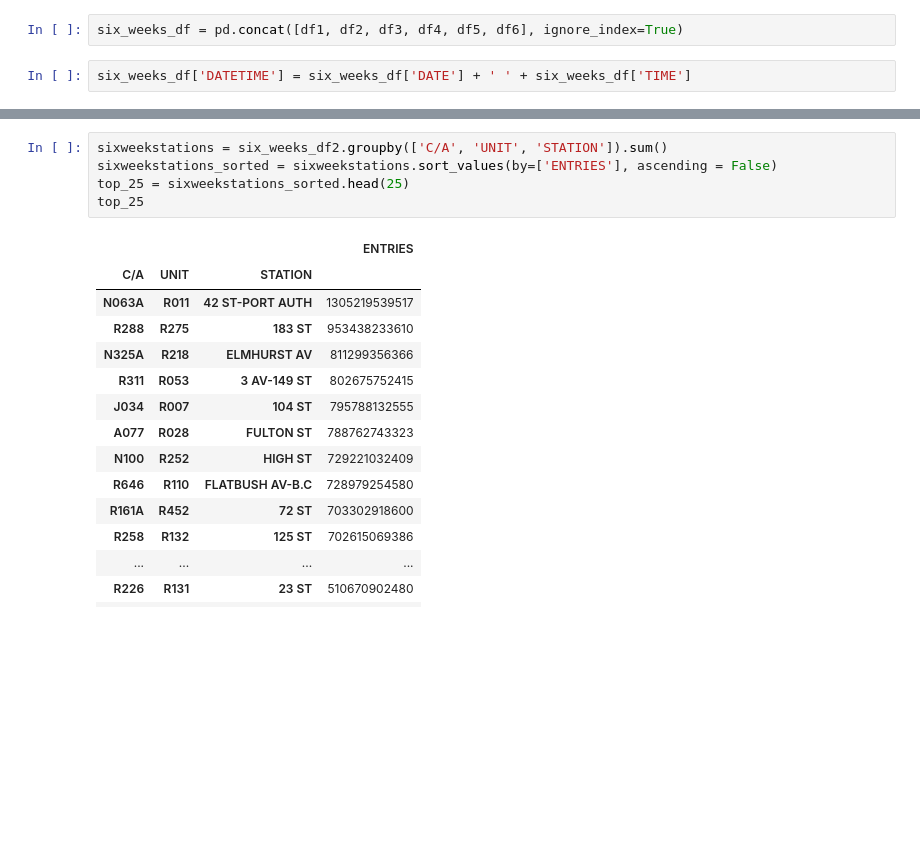
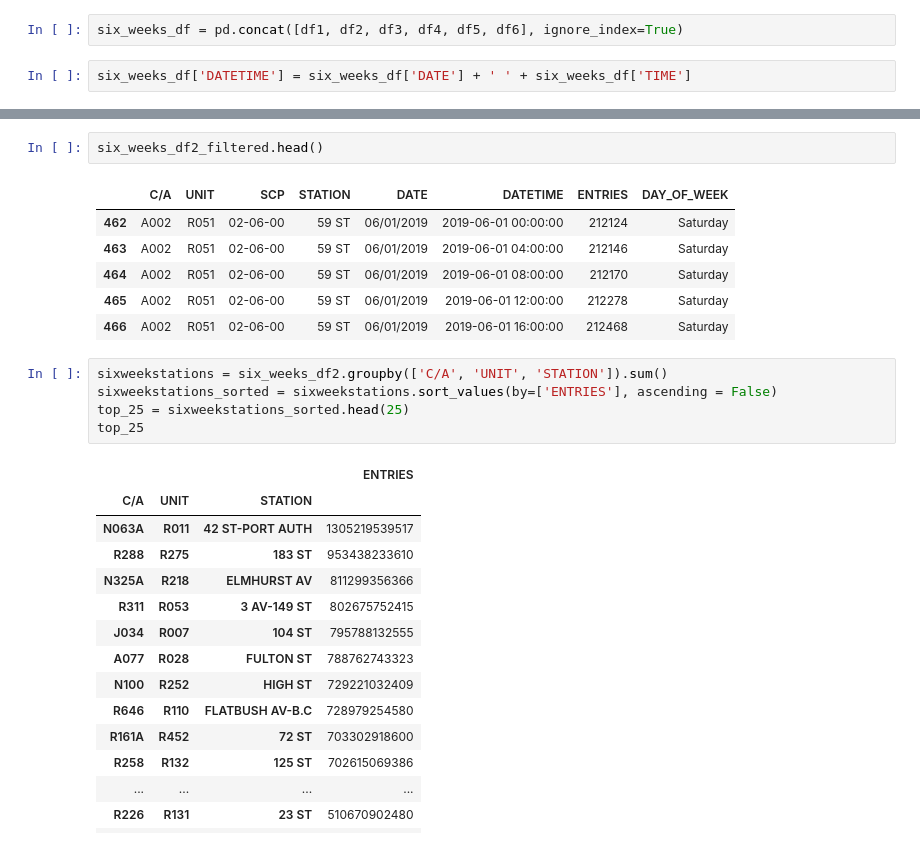
Before and after one commit to floraxinru/project01, a Jupyter notebook: project1/code/April-28-2019-June-08-2019MTA.ipynb, the cells around one changed output, grey strips where cells are left out. Cells and saved outputs as stored; diff of their text form; blank space fills up the shorter version.

```diff
--- a/project1/code/April-28-2019-June-08-2019MTA.ipynb
+++ b/project1/code/April-28-2019-June-08-2019MTA.ipynb
@@ -36,3 +71,12 @@ six_weeks_df2.head()
+# %%
+six_weeks_df2_filtered.head()
+# %% [output]
+|  | C/A | UNIT | SCP | STATION | DATE | DATETIME | ENTRIES | DAY_OF_WEEK |
+| 462 | A002 | R051 | 02-06-00 | 59 ST | 06/01/2019 | 2019-06-01 00:00:00 | 212124 | Saturday |
+| 463 | A002 | R051 | 02-06-00 | 59 ST | 06/01/2019 | 2019-06-01 04:00:00 | 212146 | Saturday |
+| 464 | A002 | R051 | 02-06-00 | 59 ST | 06/01/2019 | 2019-06-01 08:00:00 | 212170 | Saturday |
+| 465 | A002 | R051 | 02-06-00 | 59 ST | 06/01/2019 | 2019-06-01 12:00:00 | 212278 | Saturday |
+| 466 | A002 | R051 | 02-06-00 | 59 ST | 06/01/2019 | 2019-06-01 16:00:00 | 212468 | Saturday |
 # %%
 sixweekstations = six_weeks_df2.groupby(['C/A', 'UNIT', 'STATION']).sum()
 sixweekstations_sorted = sixweekstations.sort_values(by=['ENTRIES'], ascending = False)
```
Also changed, not shown: parts of 11 cells of this notebook.
